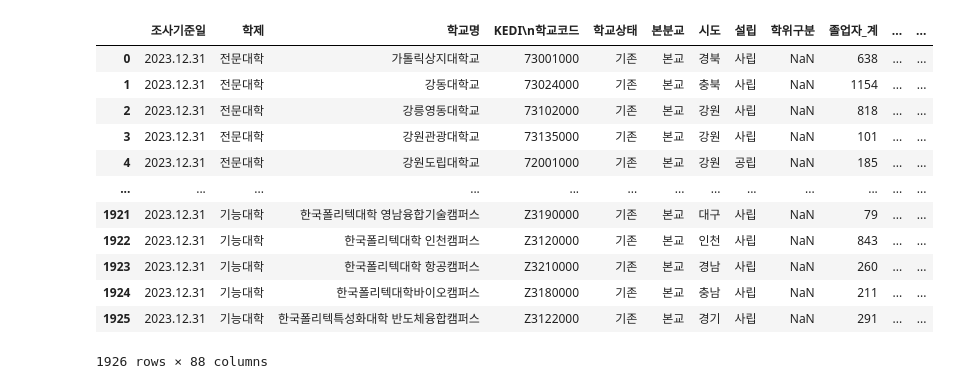
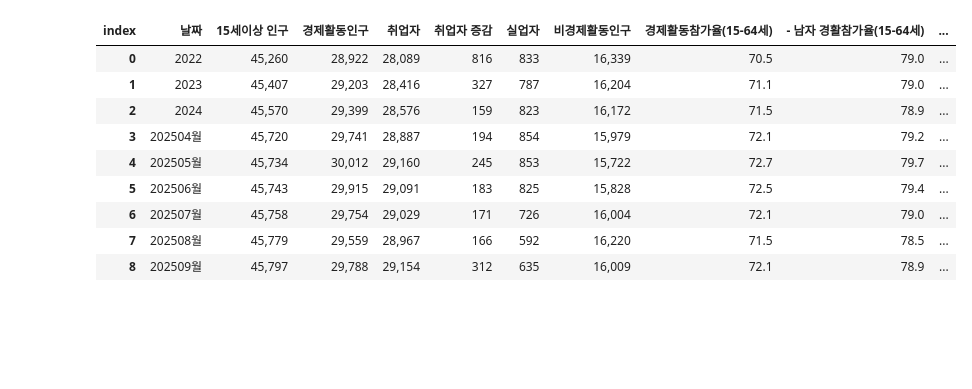
Before and after one commit to kimdaae328/study-data-analysis, a Jupyter notebook: c_pandas/c_graduate_employment.ipynb, the cells around one changed output. Cells and saved outputs as stored; diff of their text form; code cells hidden in the pictures; blank space fills up the shorter version.

```diff
--- a/c_pandas/c_graduate_employment.ipynb
+++ b/c_pandas/c_graduate_employment.ipynb
@@ -1,22 +21,17 @@
 # %%
 import pandas as pd
 
-graduate_df = pd.read_csv(
-    './datasets/graduate_employment_statistics_2023.csv',
-    skiprows=14,
-)
-display(graduate_df)
+df = pd.read_csv('./datasets/일반고용동향_20251113.csv', index_col='index')
+df = df.T.reset_index().rename(columns={'index':'날짜'})
+df
 # %% [output]
-|  | 조사기준일 | 학제 | 학교명 | KEDI\n학교코드 | 학교상태 | 본분교 | 시도 | 설립 | 학위구분 | 졸업자_계 | ... | ... |
-| 0 | 2023.12.31 | 전문대학 | 가톨릭상지대학교 | 73001000 | 기존 | 본교 | 경북 | 사립 | NaN | 638 | ... | ... |
-| 1 | 2023.12.31 | 전문대학 | 강동대학교 | 73024000 | 기존 | 본교 | 충북 | 사립 | NaN | 1154 | ... | ... |
-| 2 | 2023.12.31 | 전문대학 | 강릉영동대학교 | 73102000 | 기존 | 본교 | 강원 | 사립 | NaN | 818 | ... | ... |
-| 3 | 2023.12.31 | 전문대학 | 강원관광대학교 | 73135000 | 기존 | 본교 | 강원 | 사립 | NaN | 101 | ... | ... |
-| 4 | 2023.12.31 | 전문대학 | 강원도립대학교 | 72001000 | 기존 | 본교 | 강원 | 공립 | NaN | 185 | ... | ... |
-| ... | ... | ... | ... | ... | ... | ... | ... | ... | ... | ... | ... | ... |
-| 1921 | 2023.12.31 | 기능대학 | 한국폴리텍대학 영남융합기술캠퍼스 | Z3190000 | 기존 | 본교 | 대구 | 사립 | NaN | 79 | ... | ... |
-| 1922 | 2023.12.31 | 기능대학 | 한국폴리텍대학 인천캠퍼스 | Z3120000 | 기존 | 본교 | 인천 | 사립 | NaN | 843 | ... | ... |
-| 1923 | 2023.12.31 | 기능대학 | 한국폴리텍대학 항공캠퍼스 | Z3210000 | 기존 | 본교 | 경남 | 사립 | NaN | 260 | ... | ... |
-| 1924 | 2023.12.31 | 기능대학 | 한국폴리텍대학바이오캠퍼스 | Z3180000 | 기존 | 본교 | 충남 | 사립 | NaN | 211 | ... | ... |
-| 1925 | 2023.12.31 | 기능대학 | 한국폴리텍특성화대학 반도체융합캠퍼스 | Z3122000 | 기존 | 본교 | 경기 | 사립 | NaN | 291 | ... | ... |
+| index | 날짜 | 15세이상 인구 | 경제활동인구 | 취업자 | 취업자 증감 | 실업자 | 비경제활동인구 | 경제활동참가율(15-64세) | - 남자 경활참가율(15-64세) | ... |
+| 0 | 2022 | 45,260 | 28,922 | 28,089 | 816 | 833 | 16,339 | 70.5 | 79.0 | ... |
+| 1 | 2023 | 45,407 | 29,203 | 28,416 | 327 | 787 | 16,204 | 71.1 | 79.0 | ... |
+| 2 | 2024 | 45,570 | 29,399 | 28,576 | 159 | 823 | 16,172 | 71.5 | 78.9 | ... |
+| 3 | 202504월 | 45,720 | 29,741 | 28,887 | 194 | 854 | 15,979 | 72.1 | 79.2 | ... |
+| 4 | 202505월 | 45,734 | 30,012 | 29,160 | 245 | 853 | 15,722 | 72.7 | 79.7 | ... |
+| 5 | 202506월 | 45,743 | 29,915 | 29,091 | 183 | 825 | 15,828 | 72.5 | 79.4 | ... |
+| 6 | 202507월 | 45,758 | 29,754 | 29,029 | 171 | 726 | 16,004 | 72.1 | 79.0 | ... |
+| 7 | 202508월 | 45,779 | 29,559 | 28,967 | 166 | 592 | 16,220 | 71.5 | 78.5 | ... |
+| 8 | 202509월 | 45,797 | 29,788 | 29,154 | 312 | 635 | 16,009 | 72.1 | 78.9 | ... |
-1926 rows × 88 columns
```
Also changed, not shown: parts of 17 cells of this notebook, 13 other files.
